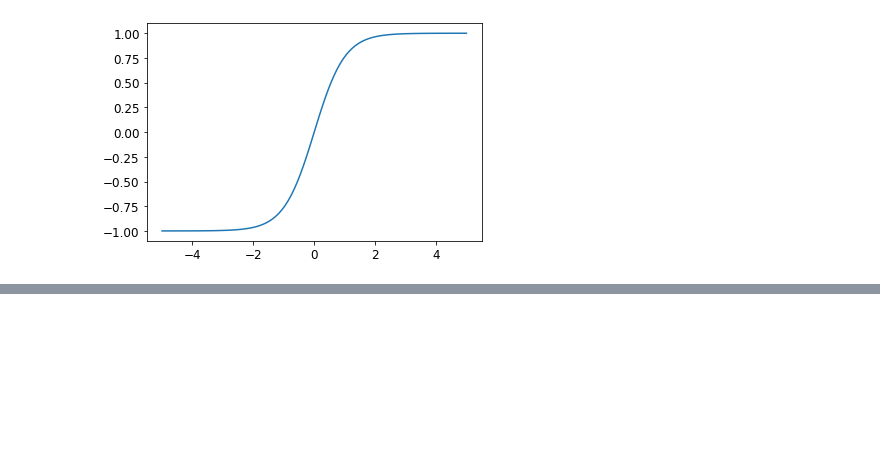
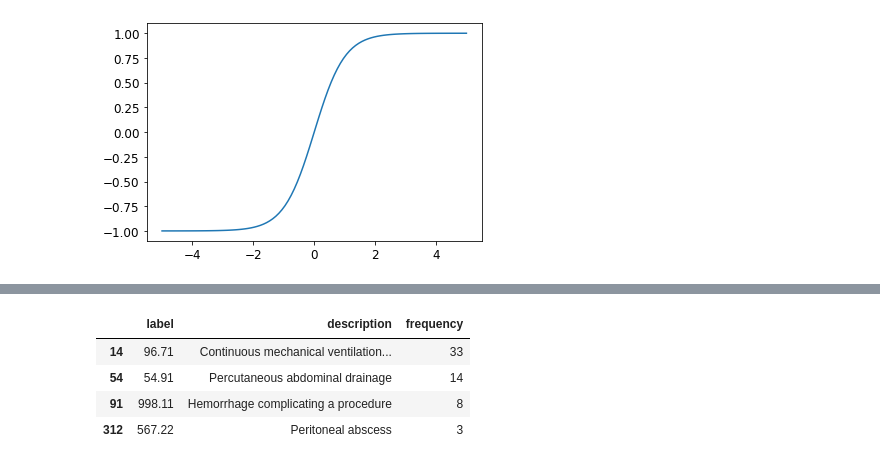
Before and after one commit to debjyotiSRoy/xcube_old, a Jupyter notebook: nbs/examples/mimic/sample/mimic3-9k_sample.ipynb, the cells around one changed output, grey strips where cells are left out. Saved outputs shown, nothing was run; the diff lists cells and outputs as text; code cells hidden in the pictures; blank space fills up the shorter version.

```diff
--- a/nbs/examples/mimic/sample/mimic3-9k_sample.ipynb
+++ b/nbs/examples/mimic/sample/mimic3-9k_sample.ipynb
@@ -1221,0 +1437,8 @@ plot_function(torch.tanh, min=-5, max=5)
+# %%
+df_lbl[df_lbl.label.isin(['54.91', '96.71', '567.22', '998.11'])]
+# %% [output]
+|  | label | description | frequency |
+| 14 | 96.71 | Continuous mechanical ventilation... | 33 |
+| 54 | 54.91 | Percutaneous abdominal drainage | 14 |
+| 91 | 998.11 | Hemorrhage complicating a procedure | 8 |
+| 312 | 567.22 | Peritoneal abscess | 3 |
```
Also changed, not shown: parts of 77 cells of this notebook.
